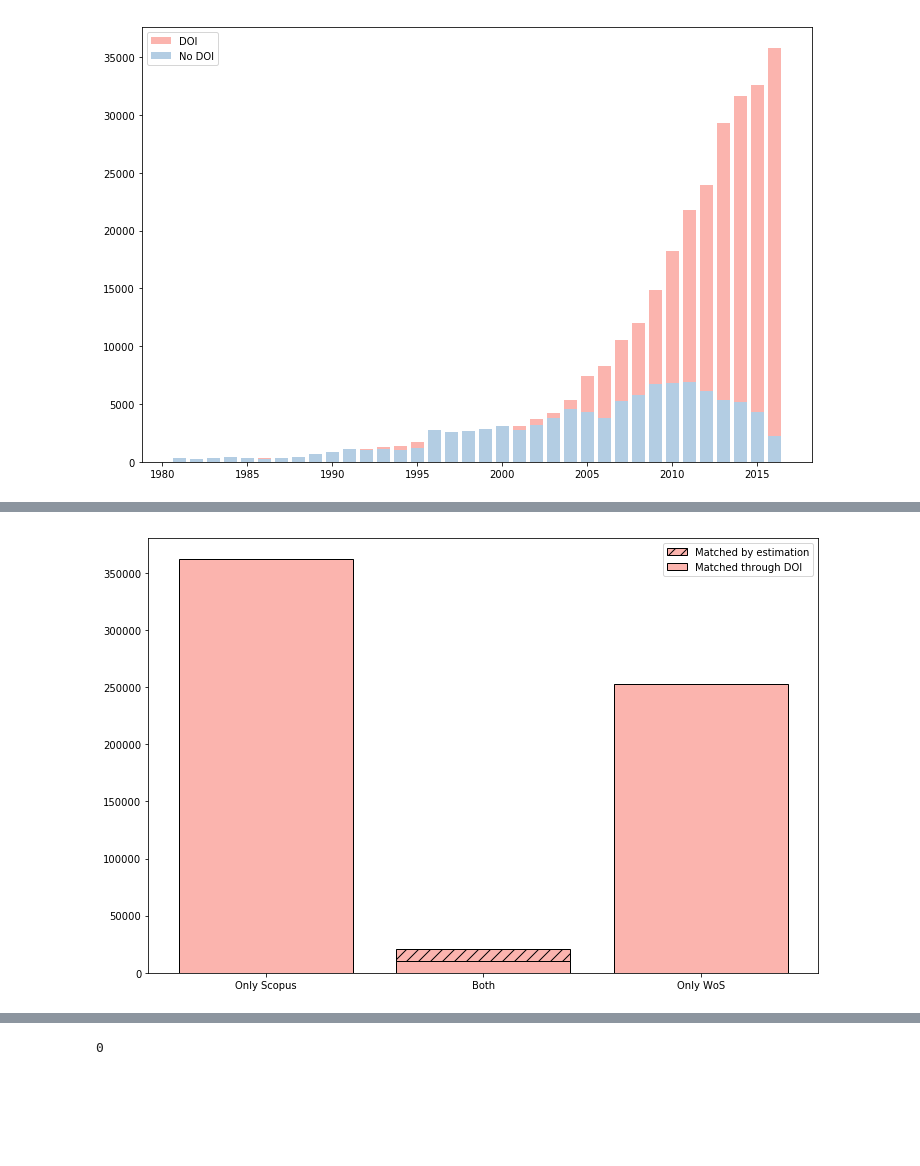
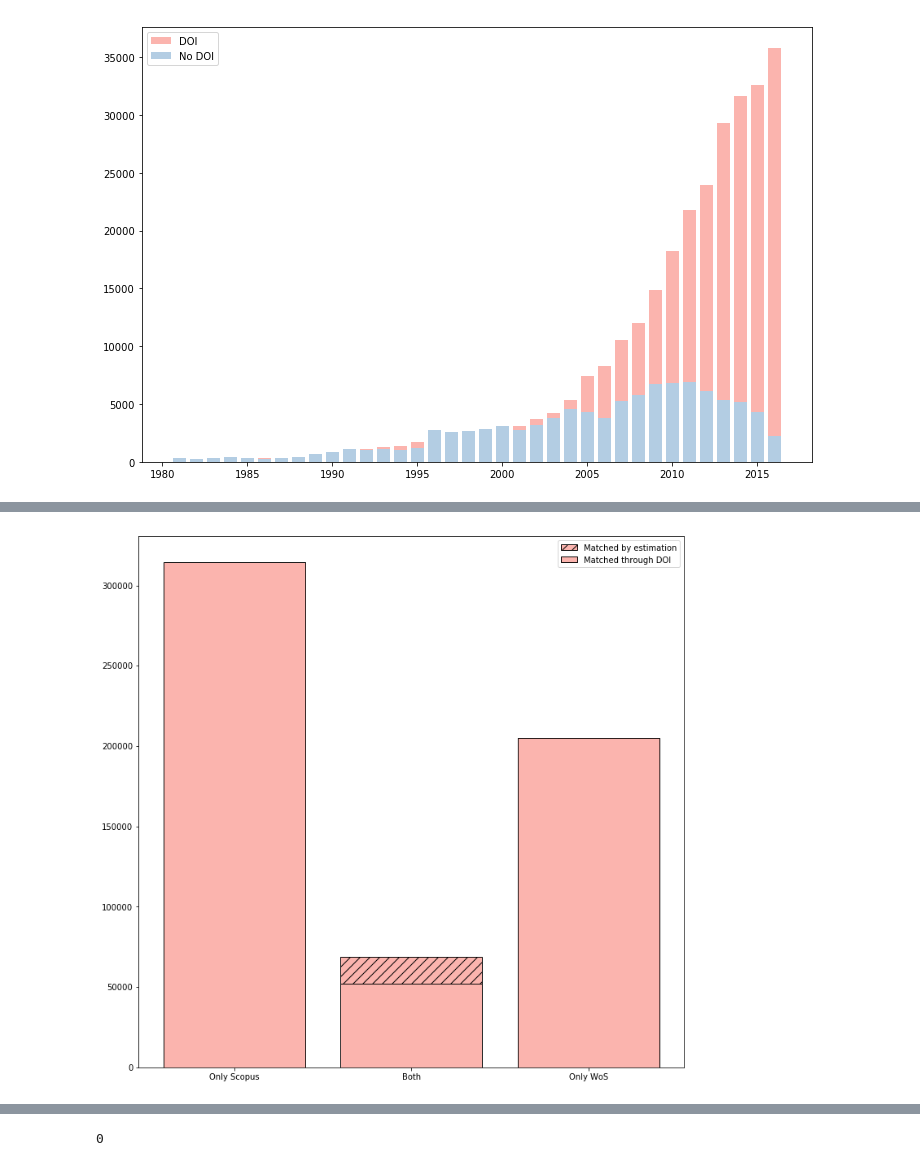
Before and after one commit to mcallaghan/big_literature, a Jupyter notebook: py/matches.ipynb, the cells around one changed output, grey strips where cells are left out. Drawn from its saved outputs; the diff is of its cells as text; code cells hidden in the pictures; blank space fills up the shorter version.

```diff
--- a/py/matches.ipynb
+++ b/py/matches.ipynb
@@ -115,20 +115,21 @@ plt.show()
 # %%
 ind = np.arange(3)
 os = scopus_doc.objects.count() - mcount
 
 ow = wosdocs - mcount
-vals = [os,matchest,ow]
+vals = [os,match_def,ow]
 labels = ['Only Scopus','Both','Only WoS']
 
-p1 = plt.bar(ind[1],match_def,color='#fbb4ae',edgecolor='black', hatch="//",bottom=matchest)
-p2 = plt.bar(ind,vals,color='#fbb4ae',edgecolor='black')
+p1 = plt.bar(ind,vals,color='#fbb4ae',edgecolor='black')
+p2 = plt.bar(ind[1],matchest,color='#fbb4ae',edgecolor='black', hatch="//",bottom=match_def)
 
-plt.legend((p1[0],p2[0]),('Matched by estimation','Matched through DOI'))
+
+plt.legend((p2[0],p1[0]),('Matched by estimation','Matched through DOI'))
 
 plt.xticks(ind,labels)
 plt.show()
 # %% [output]
-[figure, old version]
+[figure, new version]
 # %%
 matchest
 # %% [output]
```
Also changed, not shown: parts of 18 cells of this notebook, 4 other files.
